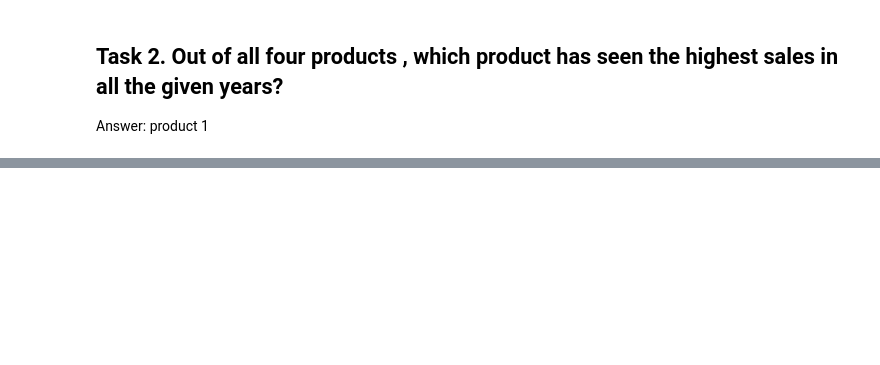
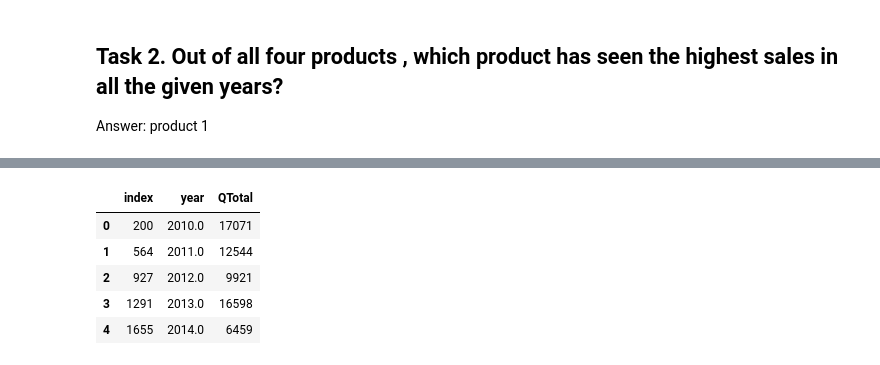
Before and after one commit to SneakBug8/DataAnalysis, a Jupyter notebook: product-sales-data.ipynb, the cells around one changed output, grey strips where cells are left out. Saved outputs shown, nothing was run; the diff lists cells and outputs as text; code cells hidden in the pictures; blank space fills up the shorter version.

```diff
--- a/product-sales-data.ipynb
+++ b/product-sales-data.ipynb
@@ -57,0 +68,12 @@ fig.show()
+# %%
+subset1 = df[df["Date"].str.startswith("30-12-")][["year","QTotal"]]
+subset1.reset_index(inplace=True)
+
+subset1.head()
+# %% [output]
+|  | index | year | QTotal |
+| 0 | 200 | 2010.0 | 17071 |
+| 1 | 564 | 2011.0 | 12544 |
+| 2 | 927 | 2012.0 | 9921 |
+| 3 | 1291 | 2013.0 | 16598 |
+| 4 | 1655 | 2014.0 | 6459 |
```
Also changed, not shown: parts of 5 cells of this notebook.
